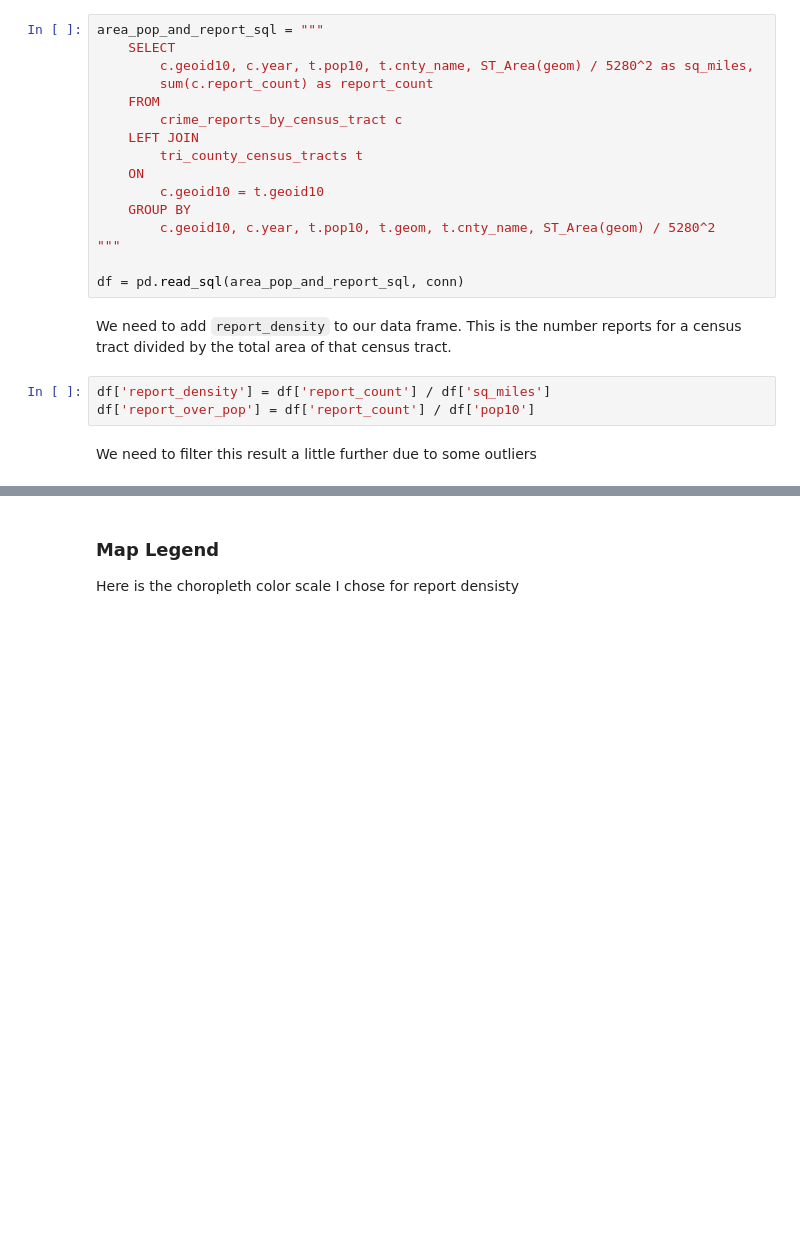
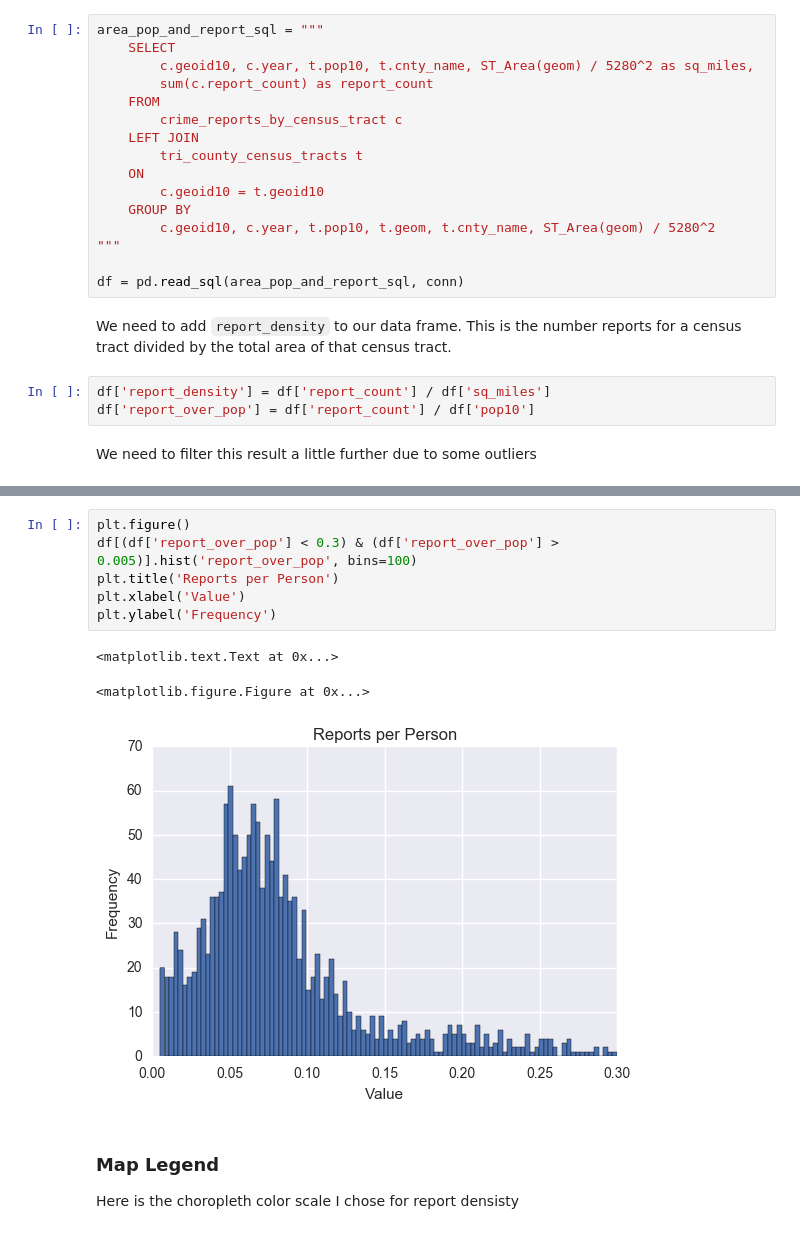
Before and after one commit to travishathaway/crimestats, a Jupyter notebook: ipynbs/Comparing Census Tracts Using Population and Reported Crimes.ipynb, the cells around one changed output, grey strips where cells are left out. Saved outputs shown, nothing was run; the diff lists cells and outputs as text; blank space fills up the shorter version.

```diff
--- a/ipynbs/Comparing Census Tracts Using Population and Reported Crimes.ipynb
+++ b/ipynbs/Comparing Census Tracts Using Population and Reported Crimes.ipynb
@@ -230,3 +242,13 @@ array([[<matplotlib.axes._subplots.AxesSubplot object at 0x...>]], dtype=object)
+# %%
+plt.figure()
+df[(df['report_over_pop'] < 0.3) & (df['report_over_pop'] > 0.005)].hist('report_over_pop', bins=100)
+plt.title('Reports per Person')
+plt.xlabel('Value')
+plt.ylabel('Frequency')
+# %% [output]
+<matplotlib.text.Text at 0x...>
+<matplotlib.figure.Figure at 0x...>
+[figure, added]
 # %% [markdown]
 ### Map Legend
 Here is the choropleth color scale I chose for report densisty
```
Also changed, not shown: parts of 5 cells of this notebook.
